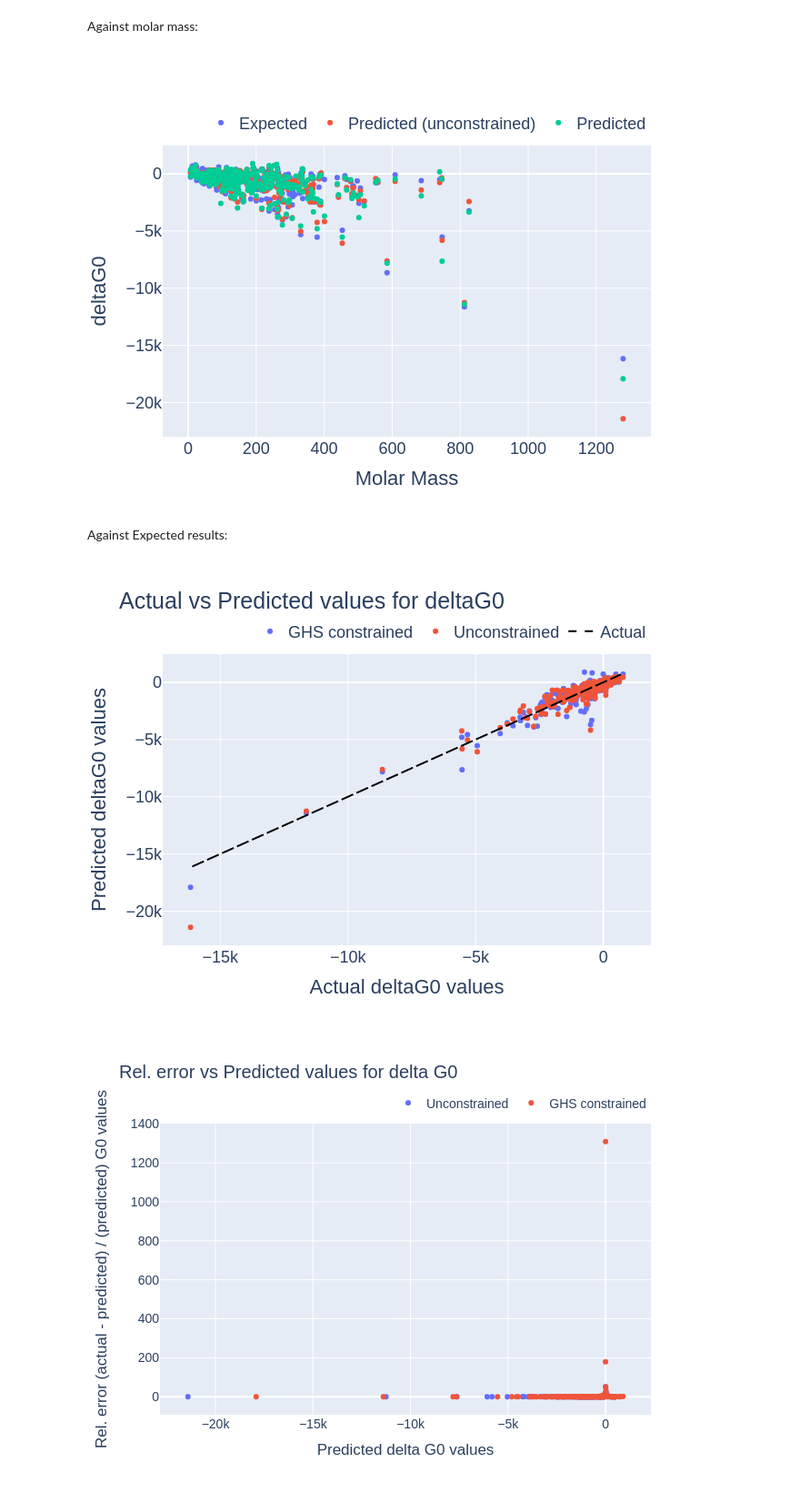
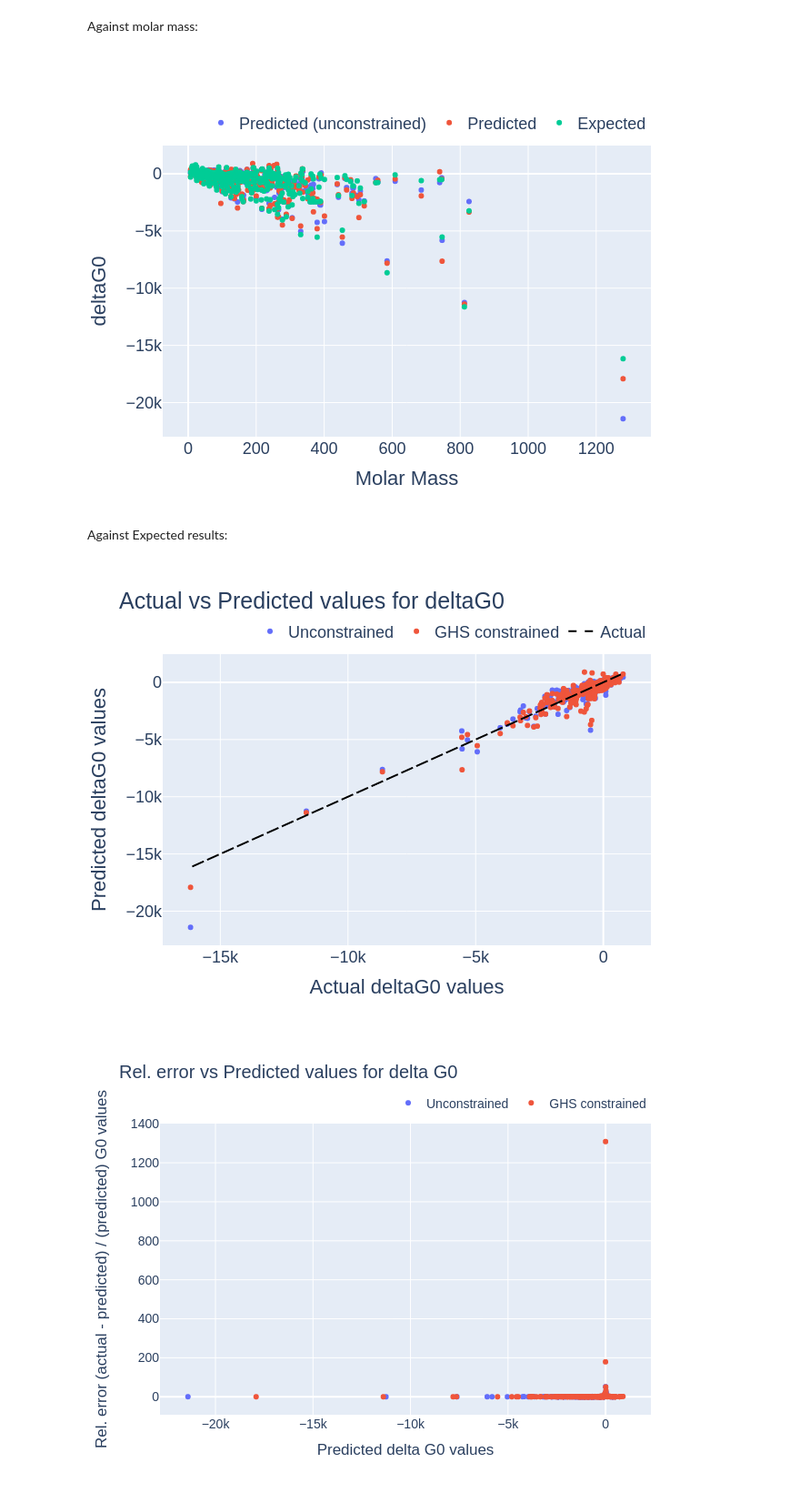
Before and after one commit to ThermoPhase-FCSRG/stdprops-ml, a Jupyter notebook: notebooks/consistent-stdprops-ml-predictions-pytorch.ipynb, the cells around one changed output. Shown at 91% size. Drawn from its saved outputs; the diff is of its cells as text; code cells hidden in the pictures.

```diff
--- a/notebooks/consistent-stdprops-ml-predictions-pytorch.ipynb
+++ b/notebooks/consistent-stdprops-ml-predictions-pytorch.ipynb
@@ -36,6 +36,7 @@ from skorch.callbacks import Callback, EpochScoring
 from pathlib import Path
 
 DATA_PATH = Path(os.environ.get("DATAPATH"))
+NOTEBOOKS_PATH = Path(os.environ.get("NOTEBOOKSPATH"))
 sklearn.set_config(transform_output="pandas")
 
 pio.renderers.default = "png"
@@ -48,3 +51,9 @@ random.seed(RANDOM_SEED)
+# %%
+RESULTS_PATH = Path(NOTEBOOKS_PATH / "outputs" / "consistent_ml_torch")
+RESULTS_PATH.mkdir(
+    parents=True, exist_ok=True,
+)
+is_saving_figure_enabled = True
 # %% [markdown]
 Set the number of threads to be used by `PyTorch`:
 # %%
@@ -1211,35 +1366,38 @@ fig_predicted = go.Scatter(
     y=df_target_results["deltaG0 predicted"],
     mode='markers',
     name='Predicted'
 )
 
 fig_unconstrained = go.Scatter(
     x=X_test["Molar Mass"],
     y=df_target_results["deltaG0 predicted (unconstrained)"],
     mode='markers',
     name='Predicted (unconstrained)'
 )
 
-fig.add_traces([fig_expected, fig_unconstrained, fig_predicted])
+fig.add_traces([fig_unconstrained, fig_predicted, fig_expected])
 
 fig.update_layout(
     xaxis_title="Molar Mass",
     yaxis_title="deltaG0",
     font=dict(
         size=18,
     ),
     legend=dict(
         orientation="h",
         yanchor="bottom",
         y=1.02,
         xanchor="right",
         x=1
     )
 )
 
+if is_saving_figure_enabled:
+    fig.write_image(RESULTS_PATH / "deltaG0_scatter.png")
+
 fig.show()
 # %% [output]
-[figure, old version]
+[figure, new version]
 # %% [markdown]
 Against Expected results:
 # %%
@@ -1267,7 +1425,7 @@ fig3 = go.Scatter(
     line=dict(color="black", dash='dash'),
 )
 
-fig.add_traces([fig1, fig2, fig3])
+fig.add_traces([fig2, fig1, fig3])
 
 fig.update_layout(
     title="Actual vs Predicted values for deltaG0",
@@ -1285,9 +1443,12 @@ fig.update_layout(
     )
 )
 
+if is_saving_figure_enabled:
+    fig.write_image(RESULTS_PATH / "deltaG0_vs_expected.png")
+
 fig.show()
 # %% [output]
-[figure, old version]
+[figure, new version]
 # %%
 fig = go.Figure()
 
```
Also changed, not shown: parts of 19 cells of this notebook, 1 other file.
